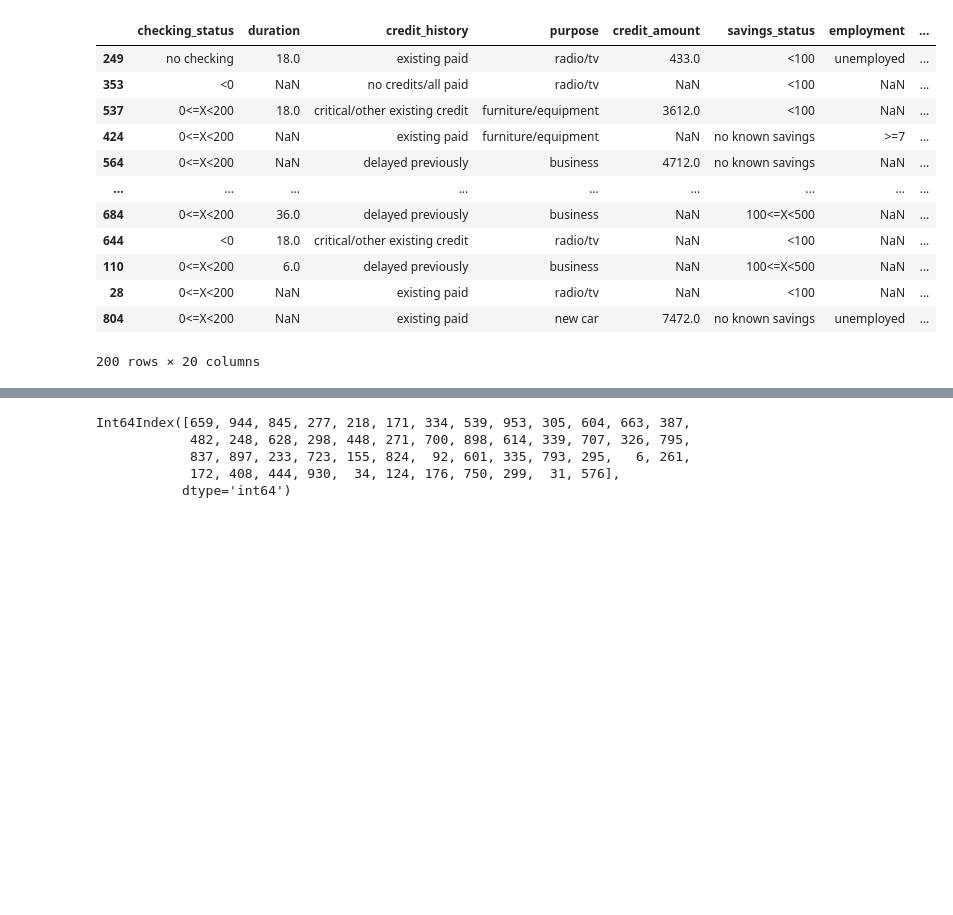
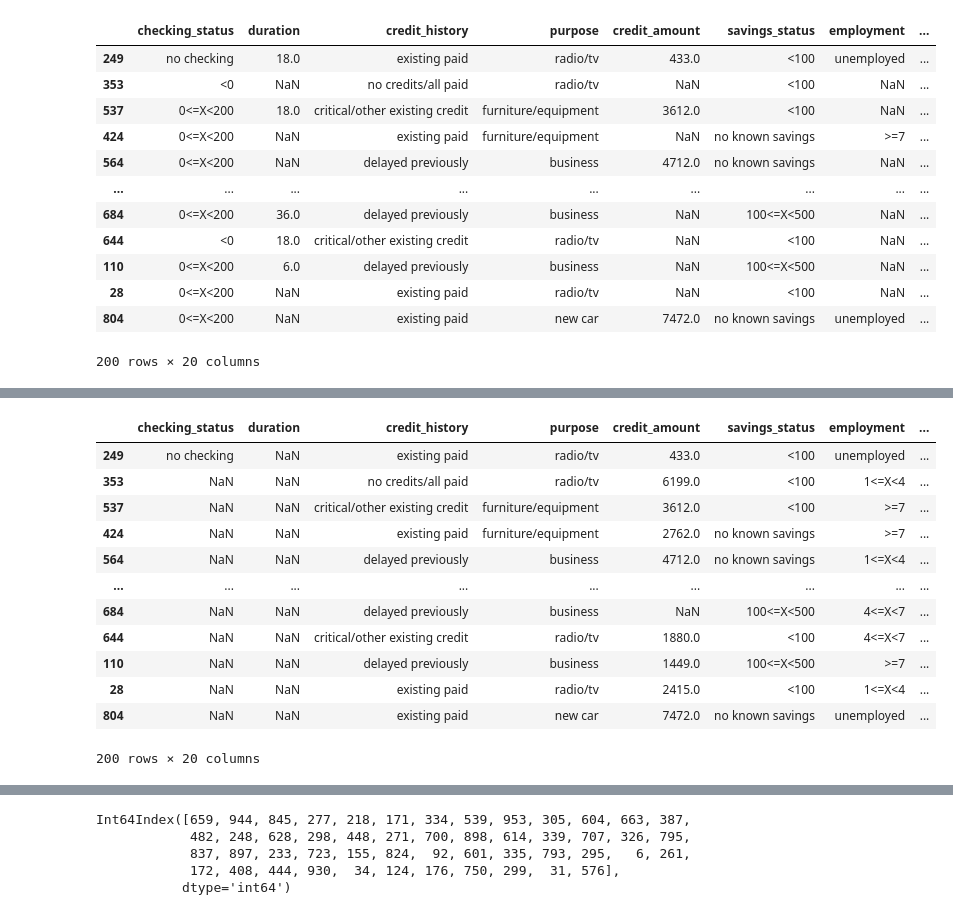
Before and after one commit to SharmaRupali/jenga, a Jupyter notebook: experimental_setup_ppp.ipynb, the cells around one changed output, grey strips where cells are left out. Drawn from its saved outputs; the diff is of its cells as text; code cells hidden in the pictures; blank space fills up the shorter version.

Commit message:
updated to use the PyodKNN class

```diff
--- a/experimental_setup_ppp.ipynb
+++ b/experimental_setup_ppp.ipynb
@@ -773,3 +771,6 @@ df_outliers[columns]
 | 28 | 0<=X<200 | NaN | existing paid | radio/tv | NaN | <100 | NaN | ... |
 | 804 | 0<=X<200 | NaN | existing paid | new car | 7472.0 | no known savings | unemployed | ... |
 200 rows × 20 columns
+# %%
+pyod_knn = PyODKNN(train_data, test_data_corrupted, categorical_columns, numerical_columns)
+df_outliers = pyod_knn.fit_transform(train_data, test_data_corrupted)
@@ -775,0 +795,16 @@ df_outliers[columns]
+# %%
+df_outliers
+# %% [output]
+|  | checking_status | duration | credit_history | purpose | credit_amount | savings_status | employment | ... |
+| 249 | no checking | NaN | existing paid | radio/tv | 433.0 | <100 | unemployed | ... |
+| 353 | NaN | NaN | no credits/all paid | radio/tv | 6199.0 | <100 | 1<=X<4 | ... |
+| 537 | NaN | NaN | critical/other existing credit | furniture/equipment | 3612.0 | <100 | >=7 | ... |
+| 424 | NaN | NaN | existing paid | furniture/equipment | 2762.0 | no known savings | >=7 | ... |
+| 564 | NaN | NaN | delayed previously | business | 4712.0 | no known savings | 1<=X<4 | ... |
+| ... | ... | ... | ... | ... | ... | ... | ... | ... |
+| 684 | NaN | NaN | delayed previously | business | NaN | 100<=X<500 | 4<=X<7 | ... |
+| 644 | NaN | NaN | critical/other existing credit | radio/tv | 1880.0 | <100 | 4<=X<7 | ... |
+| 110 | NaN | NaN | delayed previously | business | 1449.0 | 100<=X<500 | >=7 | ... |
+| 28 | NaN | NaN | existing paid | radio/tv | 2415.0 | <100 | 1<=X<4 | ... |
+| 804 | NaN | NaN | existing paid | new car | 7472.0 | no known savings | unemployed | ... |
+200 rows × 20 columns
```
Also changed, not shown: parts of 8 cells of this notebook.
